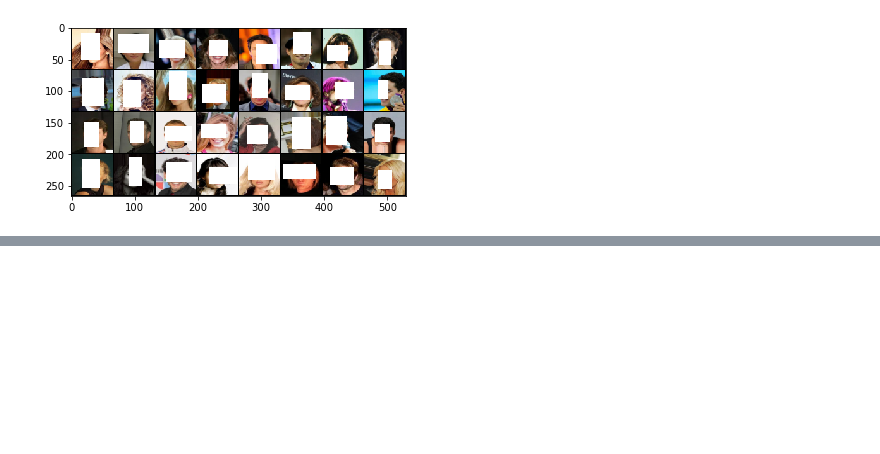
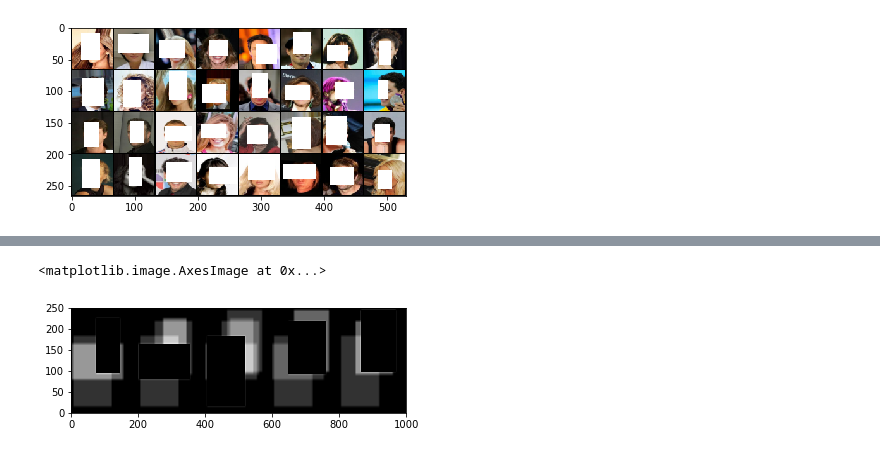
Before and after one commit to filipovskid/image-inpainting, a Jupyter notebook: src/playground.ipynb, the cells around one changed output, grey strips where cells are left out. Cells and saved outputs as stored; diff of their text form; code cells hidden in the pictures; blank space fills up the shorter version.

```diff
--- a/src/playground.ipynb
+++ b/src/playground.ipynb
@@ -398,0 +469,11 @@ torch.Size([32, 64, 64, 3])
+# %%
+def create_importance_weights(masks, w_size=7):
+    masks_2d = masks[:, :, :, 0].permute(1, 2, 0)
+    kernel = torch.ones((w_size, w_size, masks.size(0)))
+    kernel = kernel / torch.sum(kernel)
+
+    importance_weights = masks_2d * convolve(1 - masks_2d, kernel)
+    print(importance_weights.size())
+
+#     return torch.from_numpy(np.repeat(importance_weights[np.newaxis, :, :], 3, axis=0)).to(self.device)
+    return importance_weights.permute(2, 0, 1).unsqueeze(3).repeat(1, 1, 1, 3)
@@ -398,0 +500,5 @@ torch.Size([32, 64, 64, 3])
+# %%
+plt.imshow(make_grid(importance_weights.permute(0, 3, 1, 2)).permute(1, 2, 0), extent = [0, 1000, 0, 250], aspect=1.25)
+# %% [output]
+<matplotlib.image.AxesImage at 0x...>
+[figure, added]
```
Also changed, not shown: parts of 16 cells of this notebook, 3 other files.
